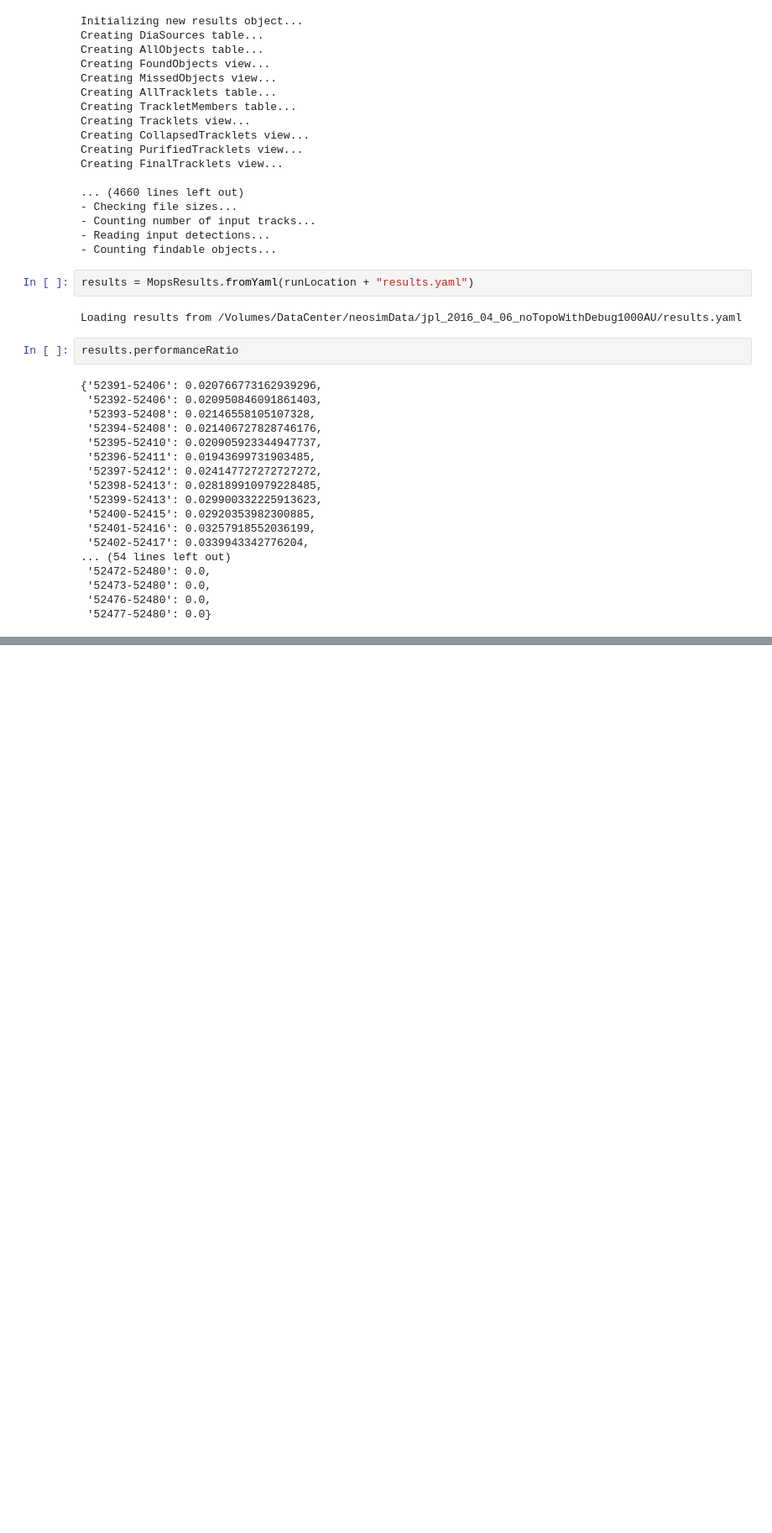
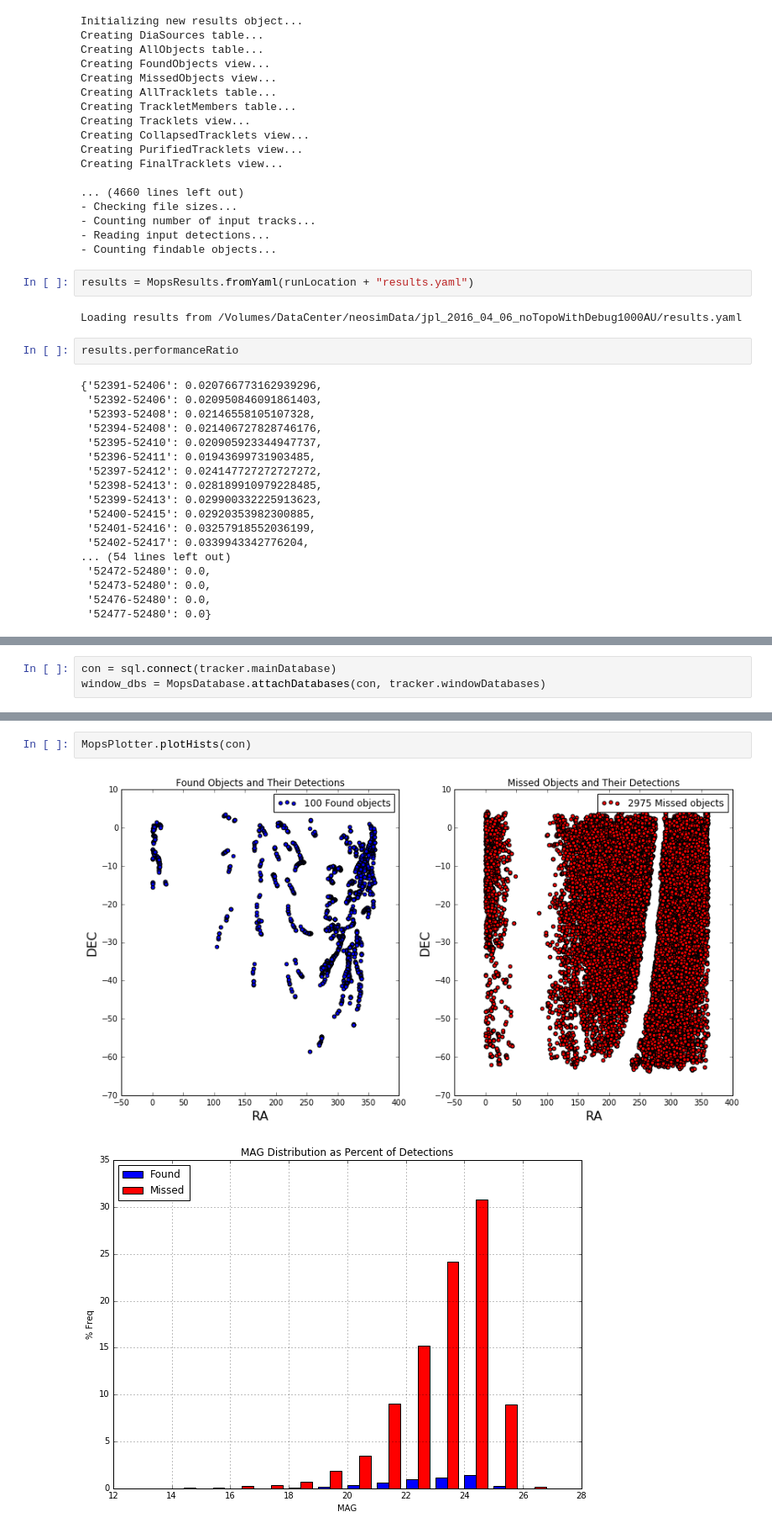
Before and after one commit to moeyensj/NEOsim, a Jupyter notebook: notebooks/jplAnalysisDebug_noTopoWithDebug1000AU.ipynb, the cells around one changed output, grey strips where cells are left out. Shown at 84% size. Saved outputs shown, nothing was run; the diff lists cells and outputs as text; blank space fills up the shorter version.

```diff
--- a/notebooks/jplAnalysisDebug_noTopoWithDebug1000AU.ipynb
+++ b/notebooks/jplAnalysisDebug_noTopoWithDebug1000AU.ipynb
@@ -153,0 +156,3 @@ results.performanceRatio
+# %%
+con = sql.connect(tracker.mainDatabase)
+window_dbs = MopsDatabase.attachDatabases(con, tracker.windowDatabases)
@@ -153,0 +172,5 @@ results.performanceRatio
+# %%
+MopsPlotter.plotHists(con)
+# %% [output]
+[figure, added]
+[figure, added]
```
Also changed, not shown: parts of 4 cells of this notebook, 12 other files.
